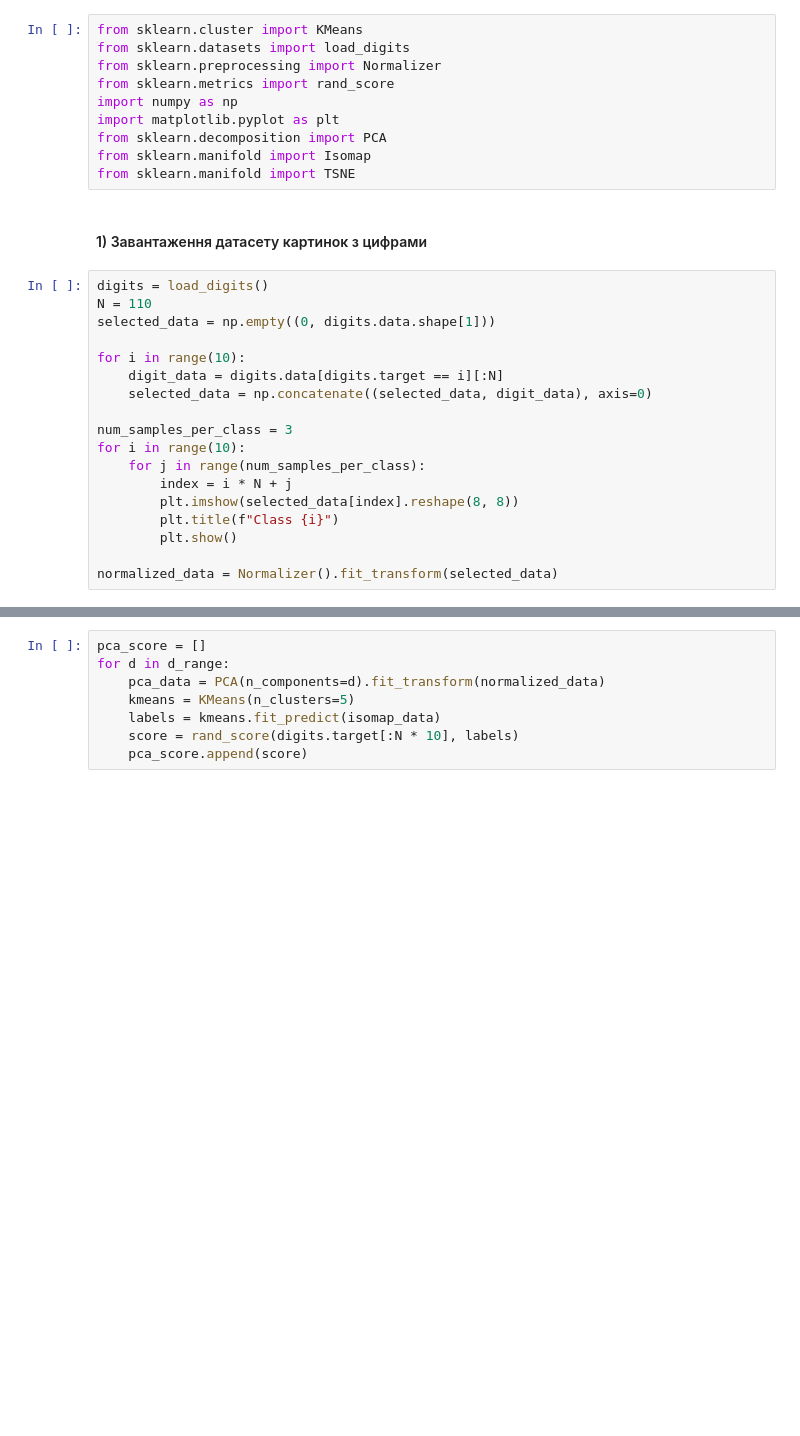
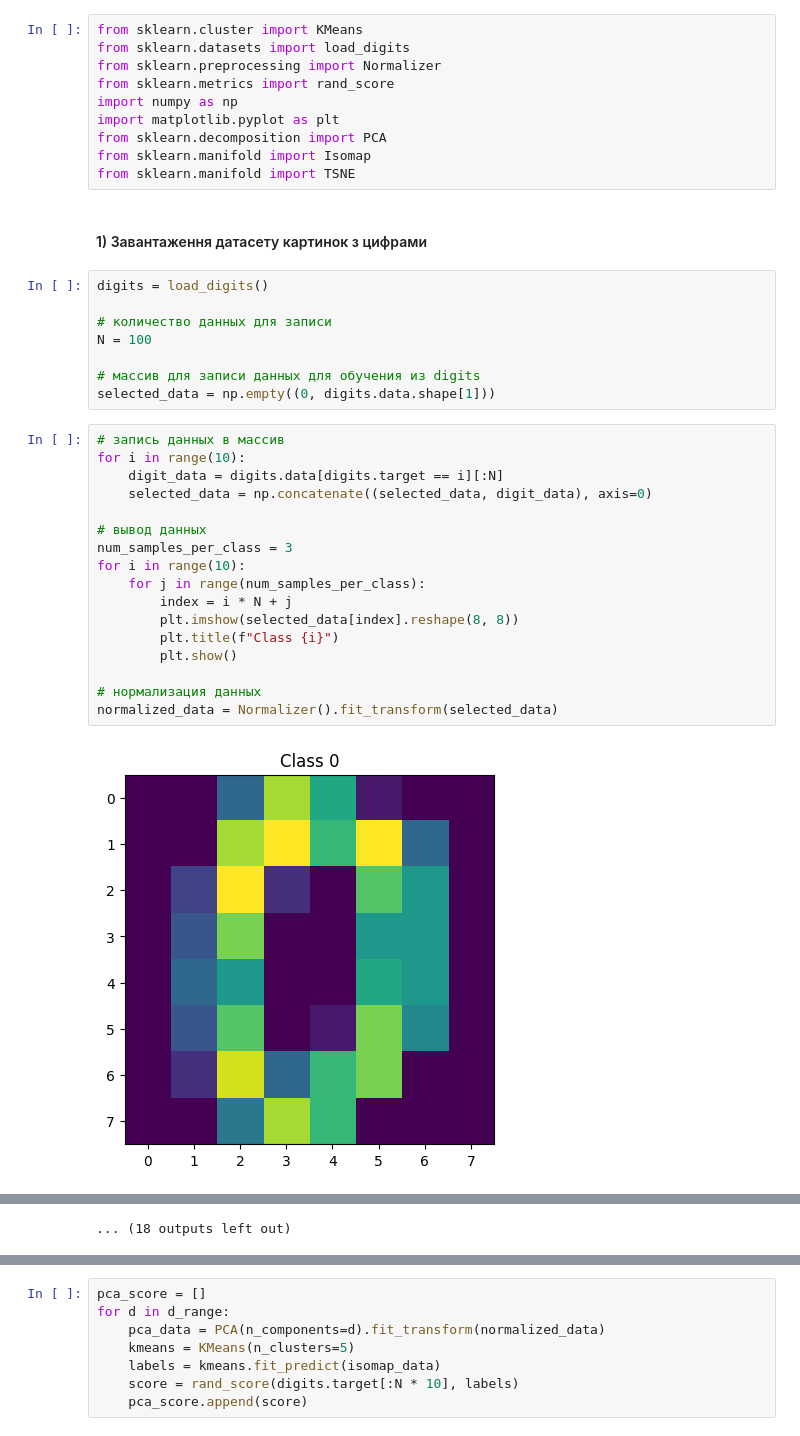
Before and after one commit to ulyagram77/Intelligent_Data_Analysis_Labs, a Jupyter notebook: Laboratorna5/lab5.ipynb, the cells around one changed output, grey strips where cells are left out. Cells and saved outputs as stored; diff of their text form; blank space fills up the shorter version.

```diff
--- a/Laboratorna5/lab5.ipynb
+++ b/Laboratorna5/lab5.ipynb
@@ -10,21 +10,30 @@ from sklearn.manifold import Isomap
 from sklearn.manifold import TSNE
 # %% [markdown]
 #### 1) Завантаження датасету картинок з цифрами
+# %%
+digits = load_digits()
+
+# количество данных для записи
+N = 100
+
+# массив для записи данных для обучения из digits
+selected_data = np.empty((0, digits.data.shape[1]))
 # %%
-digits = load_digits()
-N = 110
-selected_data = np.empty((0, digits.data.shape[1]))
-
+# запись данных в массив
 for i in range(10):
     digit_data = digits.data[digits.target == i][:N]
     selected_data = np.concatenate((selected_data, digit_data), axis=0)
 
+# вывод данных
 num_samples_per_class = 3
 for i in range(10):
     for j in range(num_samples_per_class):
         index = i * N + j
         plt.imshow(selected_data[index].reshape(8, 8))
         plt.title(f"Class {i}")
         plt.show()
 
+# нормализация данных
 normalized_data = Normalizer().fit_transform(selected_data)
+# %% [output]
+[figure, added]
@@ -31,3 +51,4 @@ normalized_data = Normalizer().fit_transform(selected_data)
+... (18 outputs left out)
 # %%
 # Визуализация в двумерном пространстве
 pca_2d = PCA(n_components=2)
```
Also changed, not shown: parts of 8 cells of this notebook, 1 other file.
